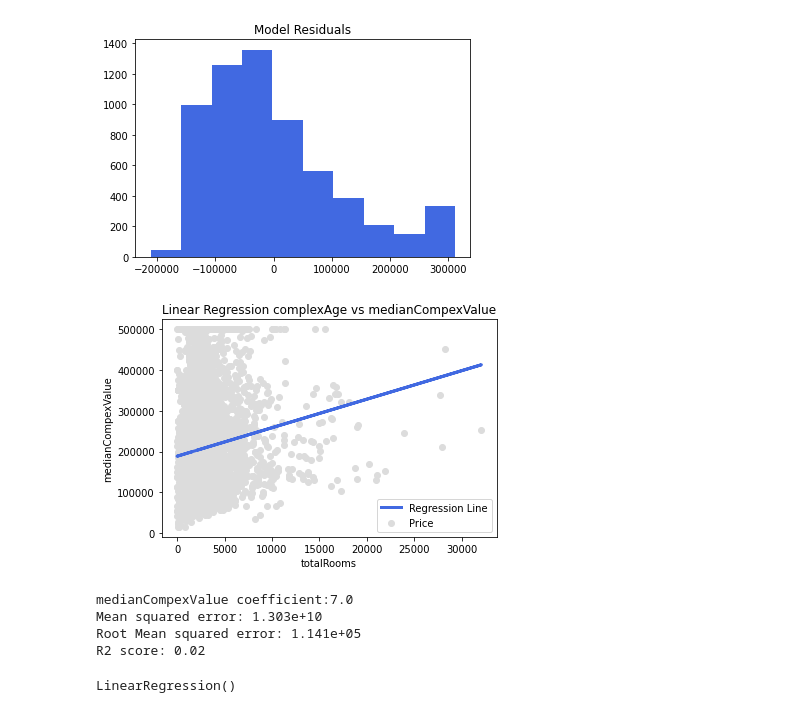
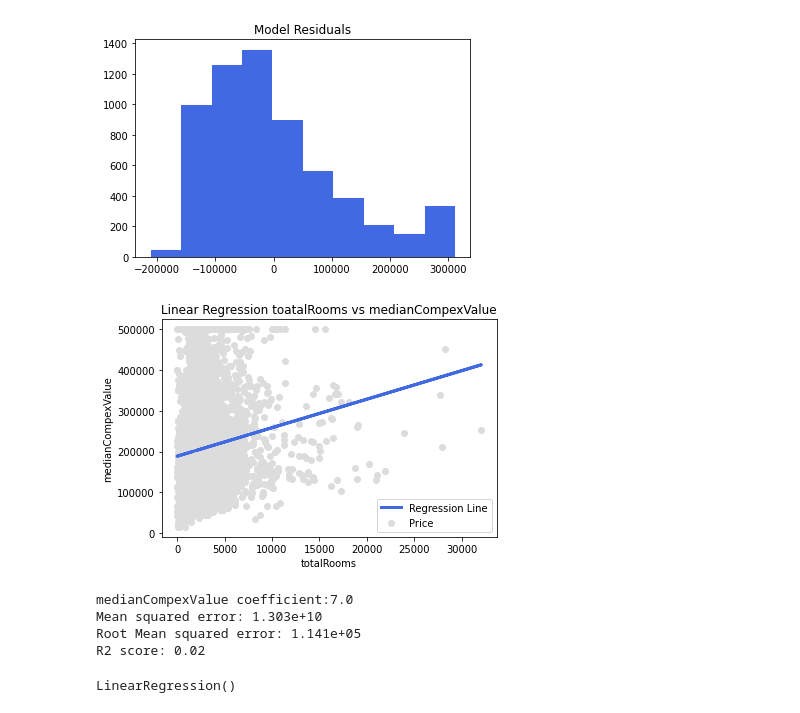
Before and after one commit to mirelaverebceanu/FIA, a Jupyter notebook: linear_regression/model.ipynb, the cells around one changed output. Cells and saved outputs as stored; diff of their text form; code cells hidden in the pictures.

```diff
--- a/linear_regression/model.ipynb
+++ b/linear_regression/model.ipynb
@@ -231,27 +232,27 @@ plt.show()
 # %%
 # Plot outputs
 plt.scatter(X_test, y_test,  color='gainsboro', label = 'Price')
 plt.plot(X_test, y_predict, color='royalblue', linewidth = 3, linestyle= '-',label ='Regression Line')
 
-plt.title("Linear Regression complexAge vs medianCompexValue")
+plt.title("Linear Regression toatalRooms vs medianCompexValue")
 plt.xlabel("totalRooms")
 plt.ylabel("medianCompexValue")
 plt.legend()
 plt.show()
 
 # The coefficients
 print('medianCompexValue coefficient:' + '\033[1m' + '{:.2}''\033[0m'.format(regression_model.coef_[0][0]))
 
 # The mean squared error
 print('Mean squared error: ' + '\033[1m' + '{:.4}''\033[0m'.format(model_mse))
 
 # The mean squared error
 print('Root Mean squared error: ' + '\033[1m' + '{:.4}''\033[0m'.format(math.sqrt(model_mse)))
 
 # Explained variance score: 1 is perfect prediction
 print('R2 score: '+ '\033[1m' + '{:.2}''\033[0m'.format(r2_score(y_test,y_predict)))
 # %% [output]
-[figure, old version]
+[figure, new version]
 medianCompexValue coefficient:7.0
 Mean squared error: 1.303e+10
 Root Mean squared error: 1.141e+05
```
Also changed, not shown: parts of 3 cells of this notebook, 1 other file.
